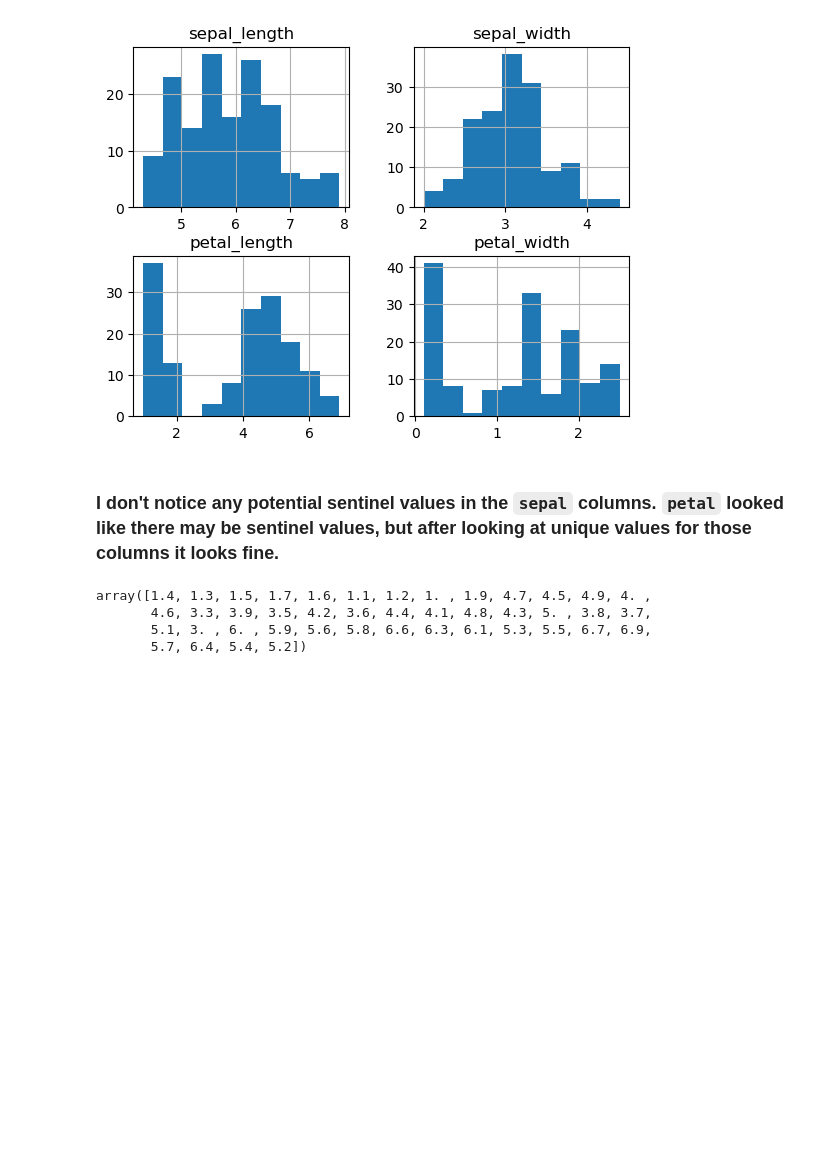
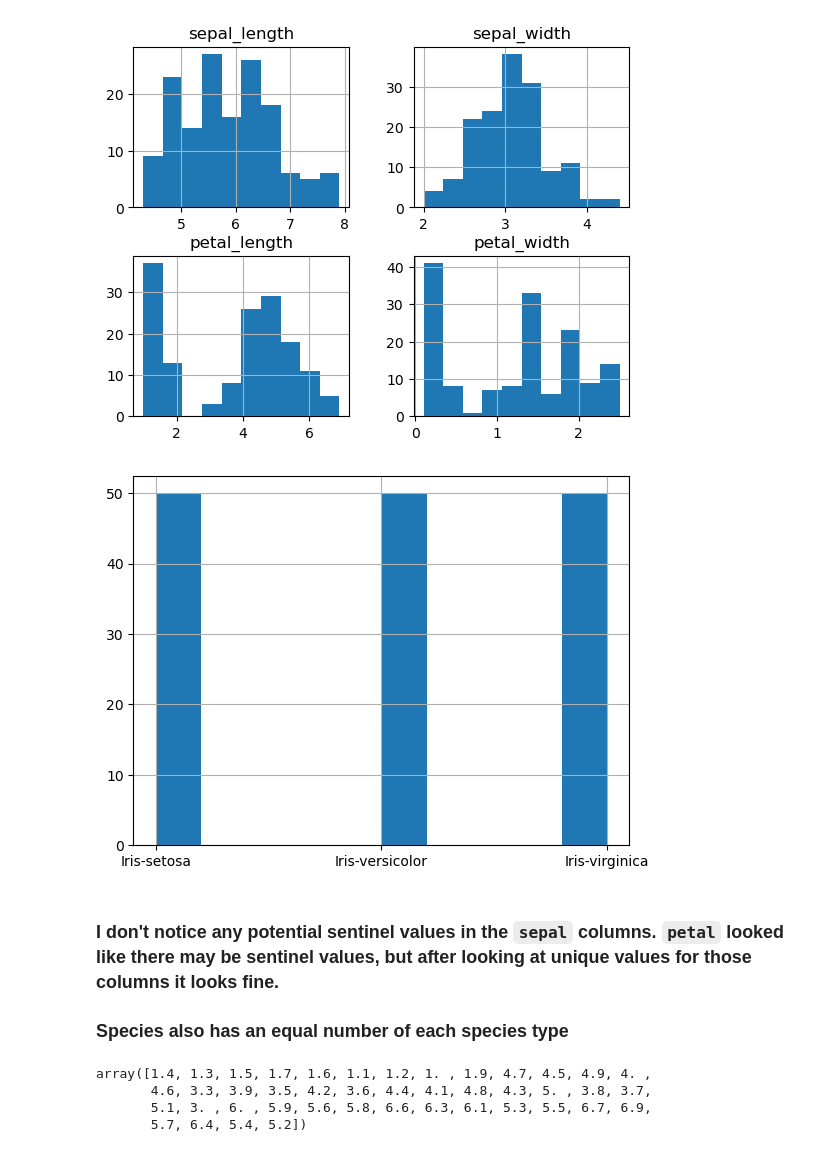
Before and after one commit to calebhadley1/iris-fisher, a Jupyter notebook: notebooks/eda.ipynb, the cells around one changed output. Cells and saved outputs as stored; diff of their text form; code cells hidden in the pictures; blank space fills up the shorter version.

Commit message:
add plots to eda notbook

```diff
--- a/notebooks/eda.ipynb
+++ b/notebooks/eda.ipynb
@@ -89,8 +91,13 @@ memory usage: 6.0+ KB
 _ = df.hist()
 # %% [output]
 [figure]
+# %%
+_ = df['species'].hist()
+# %% [output]
+[figure, added]
 # %% [markdown]
 ### I don't notice any potential sentinel values in the `sepal` columns. `petal` looked like there may be sentinel values, but after looking at unique values for those columns it looks fine.
+### Species also has an equal number of each species type
 # %%
 df['petal_length'].unique()
 # %% [output]
```
Also changed, not shown: parts of 10 cells of this notebook.
